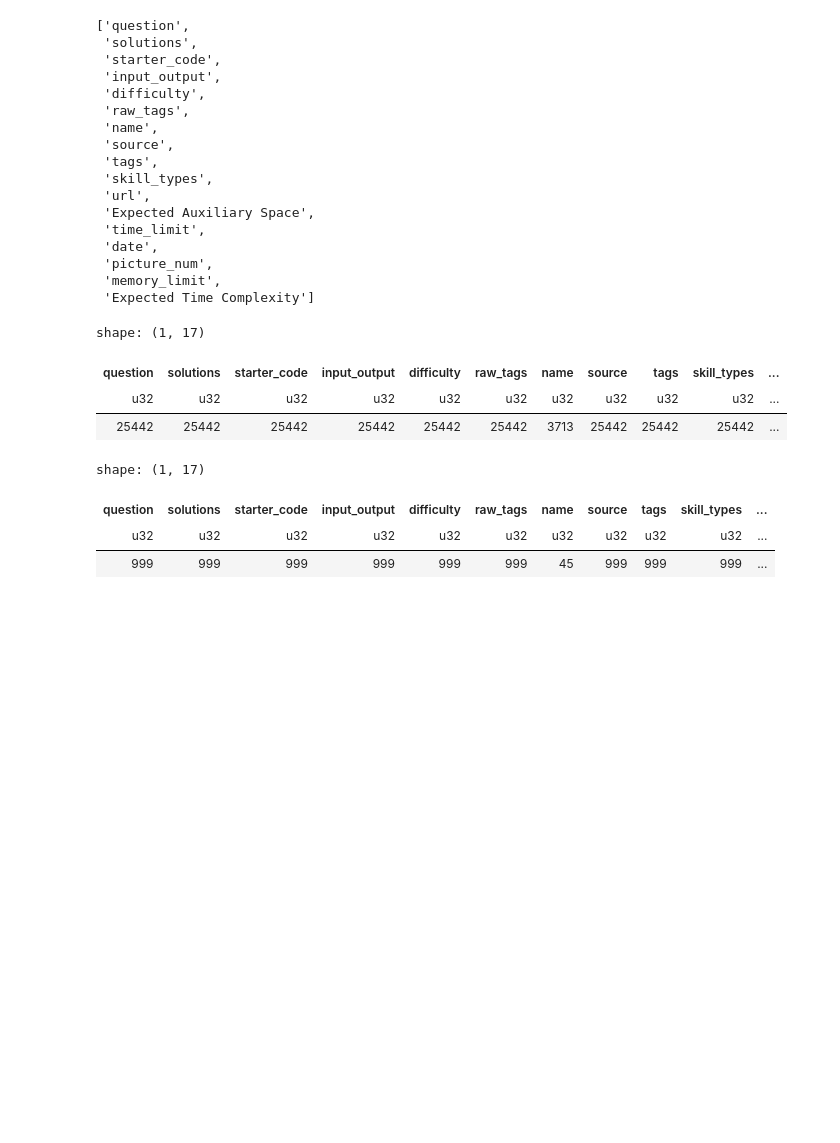
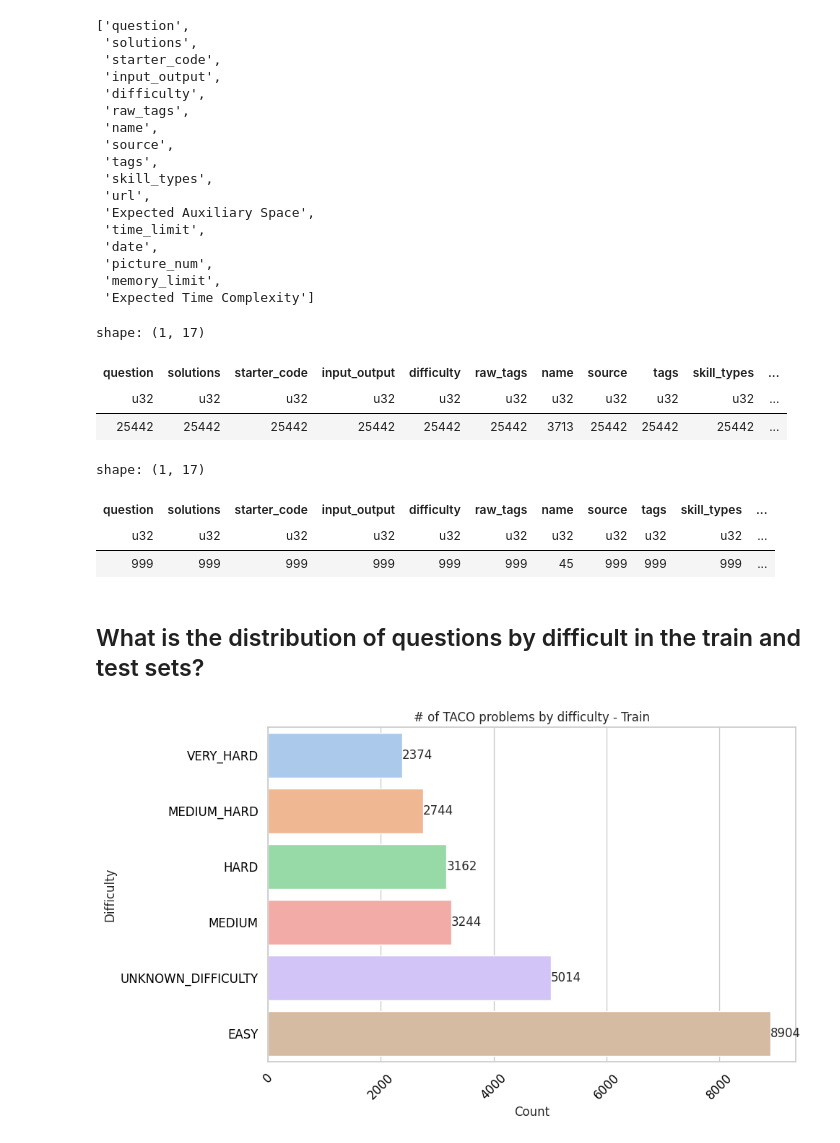
Before and after one commit to CaioRhoden/datamodels-context-reduction, a Jupyter notebook: eda/taco/eda_taco.ipynb, the cells around one changed output. Saved outputs shown, nothing was run; the diff lists cells and outputs as text; code cells hidden in the pictures; blank space fills up the shorter version.

Commit message:
exploratory analysis of TACO benchmark

```diff
--- a/eda/taco/eda_taco.ipynb
+++ b/eda/taco/eda_taco.ipynb
@@ -22,3 +24,10 @@ import os
+# %%
+sns.set(style="whitegrid",  # Set the style to whitegrid
+        palette="pastel",   # Set the color palette to pastel
+        rc={"xtick.color": "black",  # Set x-tick color to black
+            "ytick.color": "black",  # Set y-tick color to black
+            "xtick.labelsize": 12,   # Set x-tick label size
+            "ytick.labelsize": 12})
 # %% [markdown]
 ## Load Datasets
 # %%
@@ -70,3 +79,28 @@ shape: (1, 17)
 | question | solutions | starter_code | input_output | difficulty | raw_tags | name | source | tags | skill_types | ... |
 | u32 | u32 | u32 | u32 | u32 | u32 | u32 | u32 | u32 | u32 | ... |
 | 999 | 999 | 999 | 999 | 999 | 999 | 45 | 999 | 999 | 999 | ... |
+# %% [markdown]
+## What is the distribution of questions by difficult in the train and test sets?
+# %%
+_view = df_train.group_by("difficulty").len().sort("len")
+
+plt.figure(figsize=(10, 6))
+sns.barplot(x="len", y="difficulty", data=_view, orient="h", palette="pastel", hue="difficulty", legend=False)
+
+# Rotate x-axis labels diagonally
+plt.xticks(rotation=45)
+
+# Add bar values as text
+for index, value in enumerate(_view["len"]):
+    plt.text(value, index, f"{value}", va="center")
+
+# Add labels and title
+plt.xlabel("Count")
+plt.ylabel("Difficulty")
+plt.title("# of TACO problems by difficulty - Train")
+
+# Show plot
+plt.tight_layout()
+plt.show()
+# %% [output]
+[figure, added]
```
Also changed, not shown: parts of 19 cells of this notebook.
